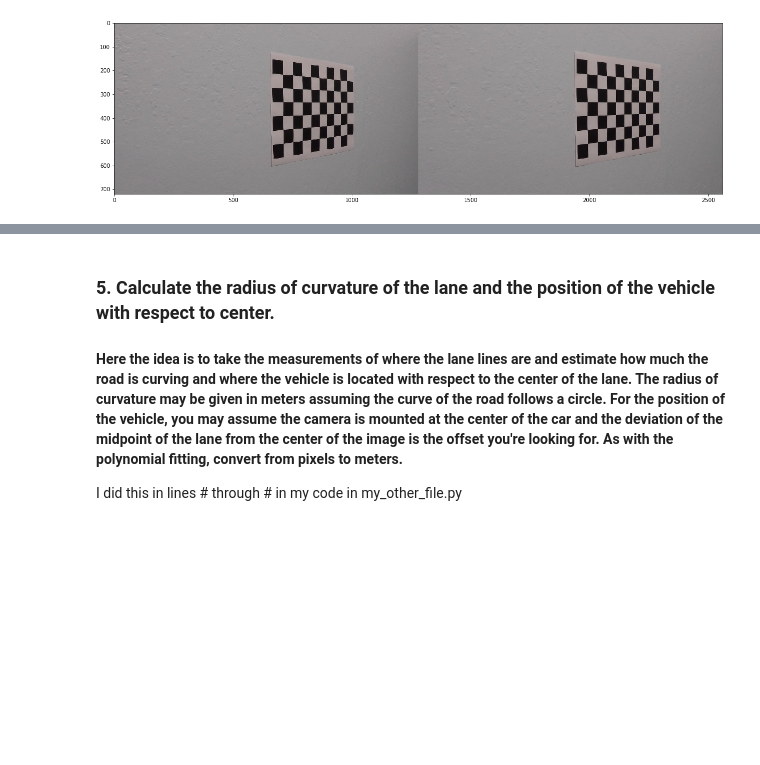
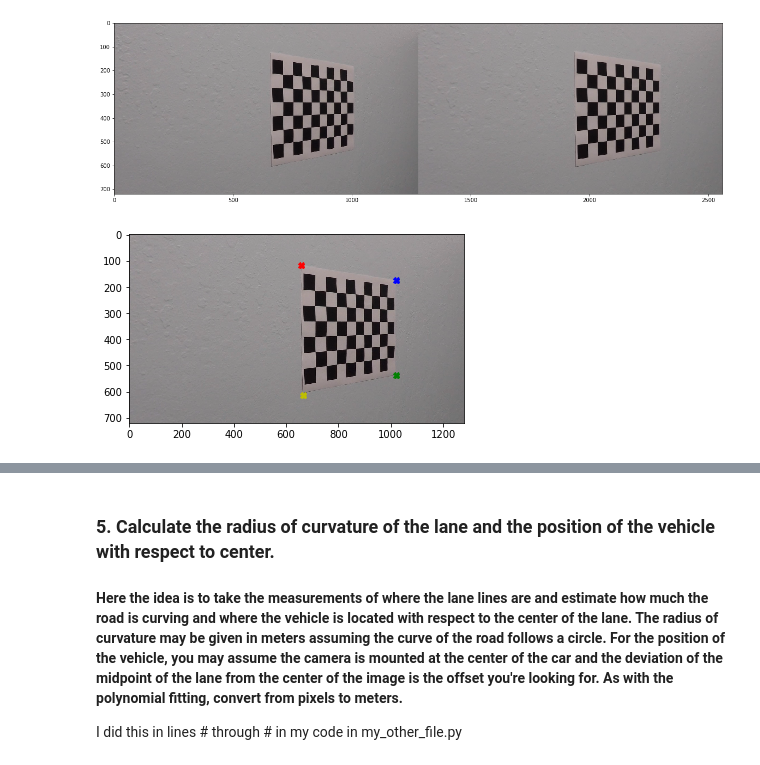
Before and after one commit to UkiDLucas/Advanced_Lane_Line_Detection, a Jupyter notebook: README.ipynb, the cells around one changed output, grey strips where cells are left out. Drawn from its saved outputs; the diff is of its cells as text; code cells hidden in the pictures; blank space fills up the shorter version.

```diff
--- a/README.ipynb
+++ b/README.ipynb
@@ -249,3 +248,36 @@ image_corrected3 = cv2.undistort(image, camera_matrix, distortion_coefficients,
 plot_images(image, image_corrected3)
 # %% [output]
 [figure]
+# %%
+def plot_with_corners(image, corners_matrix, inline: bool=True):
+
+    if inline:
+        # show inline image for the reader
+        %matplotlib inline
+    else:
+        # show in external window to manually read the coordinates
+        %matplotlib qt
+
+    plt.imshow(image)
+    plt.plot(corners_matrix[0][0], corners_matrix[0][1], "Xr") # top-left red star
+    plt.plot(corners_matrix[1][0], corners_matrix[1][1], "Xb") # top-right red star
+    plt.plot(corners_matrix[2][0], corners_matrix[2][1], "Xg") # bottom-right red star
+    plt.plot(corners_matrix[3][0], corners_matrix[3][1], "Xy") # bottom-left red star
+# %%
+# show in external window to manually read the coordinates
+#%matplotlib qt
+# show inline image for the reader
+%matplotlib inline
+#plt.imshow(image)plot_images(image, warped)
+
+import numpy as np
+# calibration8 source
+SRC = np.float32([
+    [657,115],
+    [1021,175],
+    [1021,536],
+    [665,613]])
+
+plot_with_corners(image_corrected3, SRC, inline=True)
+# %% [output]
+[figure, added]
```
Also changed, not shown: parts of 12 cells of this notebook, 14 other files.
